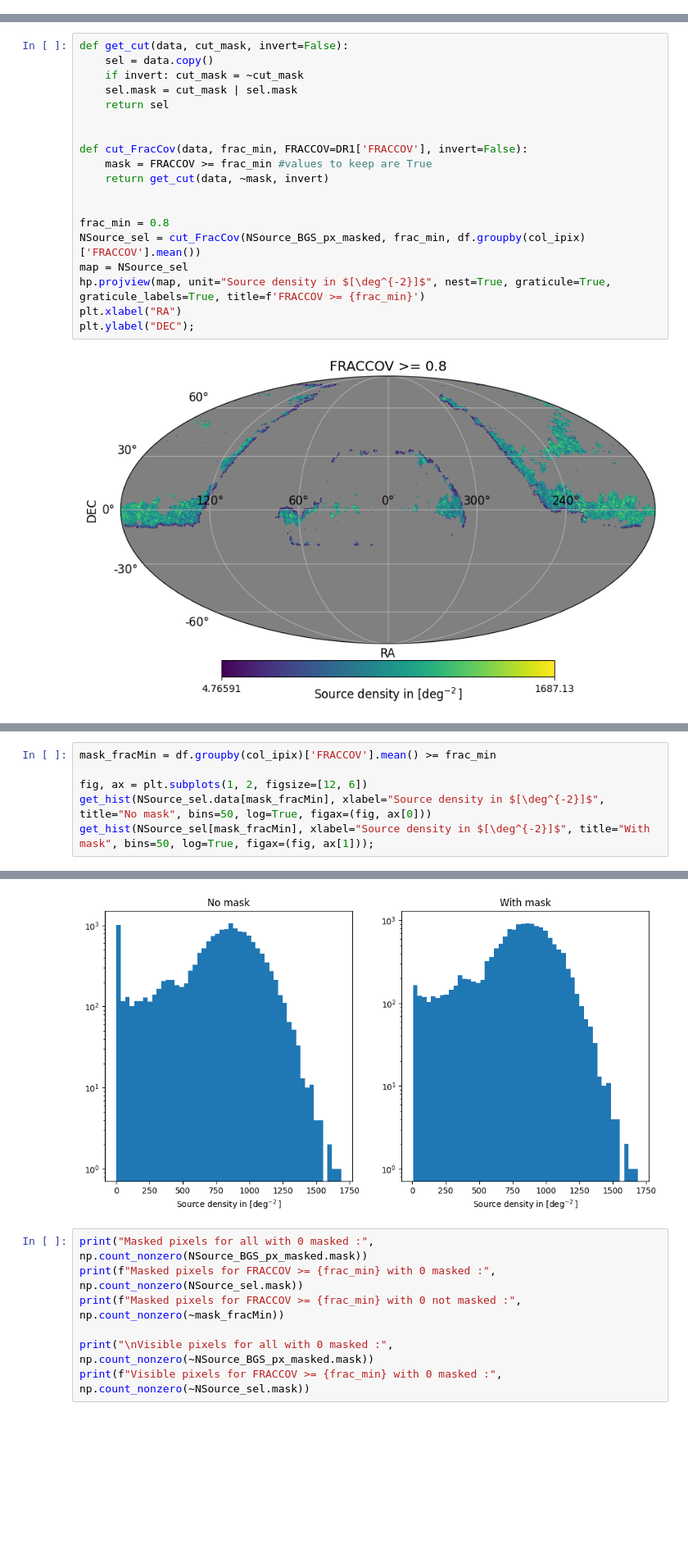
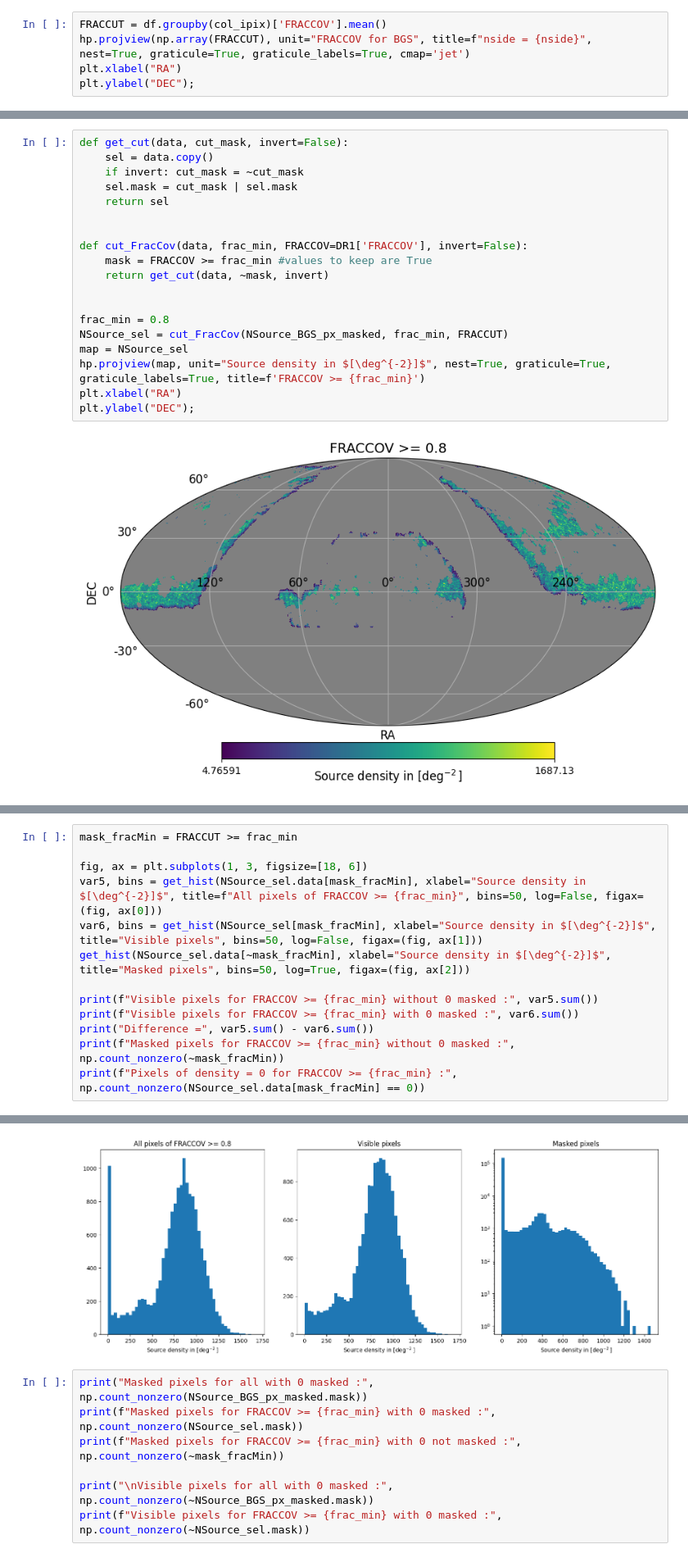
Before and after one commit to johannct/M2_Stage_Code, a Jupyter notebook: DESI BGS FRACCOV.ipynb, the cells around one changed output, grey strips where cells are left out. Shown at 82% size. Drawn from its saved outputs; the diff is of its cells as text; blank space fills up the shorter version.

```diff
--- a/DESI BGS FRACCOV.ipynb
+++ b/DESI BGS FRACCOV.ipynb
@@ -164,3 +158,8 @@ m
 [figure]
 # %% [markdown]
 ## FRACCOV cut
+# %%
+FRACCUT = df.groupby(col_ipix)['FRACCOV'].mean()
+hp.projview(np.array(FRACCUT), unit="FRACCOV for BGS", title=f"nside = {nside}", nest=True, graticule=True, graticule_labels=True, cmap='jet')
+plt.xlabel("RA")
+plt.ylabel("DEC");
@@ -178,7 +179,7 @@ def cut_FracCov(data, frac_min, FRACCOV=DR1['FRACCOV'], invert=False):
 
 
 frac_min = 0.8
-NSource_sel = cut_FracCov(NSource_BGS_px_masked, frac_min, df.groupby(col_ipix)['FRACCOV'].mean())
+NSource_sel = cut_FracCov(NSource_BGS_px_masked, frac_min, FRACCUT)
 map = NSource_sel
 hp.projview(map, unit="Source density in $[\deg^{-2}]$", nest=True, graticule=True, graticule_labels=True, title=f'FRACCOV >= {frac_min}')
 plt.xlabel("RA")
@@ -194,7 +288,14 @@ get_hist(NSource_sel, xlabel="Source density in $[\deg^{-2}]$", title="With mask
 # %%
-mask_fracMin = df.groupby(col_ipix)['FRACCOV'].mean() >= frac_min
+mask_fracMin = FRACCUT >= frac_min
 
-fig, ax = plt.subplots(1, 2, figsize=[12, 6])
-get_hist(NSource_sel.data[mask_fracMin], xlabel="Source density in $[\deg^{-2}]$", title="No mask", bins=50, log=True, figax=(fig, ax[0]))
-get_hist(NSource_sel[mask_fracMin], xlabel="Source density in $[\deg^{-2}]$", title="With mask", bins=50, log=True, figax=(fig, ax[1]));
+fig, ax = plt.subplots(1, 3, figsize=[18, 6])
+var5, bins = get_hist(NSource_sel.data[mask_fracMin], xlabel="Source density in $[\deg^{-2}]$", title=f"All pixels of FRACCOV >= {frac_min}", bins=50, log=False, figax=(fig, ax[0]))
+var6, bins = get_hist(NSource_sel[mask_fracMin], xlabel="Source density in $[\deg^{-2}]$", title="Visible pixels", bins=50, log=False, figax=(fig, ax[1]))
+get_hist(NSource_sel.data[~mask_fracMin], xlabel="Source density in $[\deg^{-2}]$", title="Masked pixels", bins=50, log=True, figax=(fig, ax[2]))
+
+print(f"Visible pixels for FRACCOV >= {frac_min} without 0 masked :", var5.sum())
+print(f"Visible pixels for FRACCOV >= {frac_min} with 0 masked :", var6.sum())
+print("Difference =", var5.sum() - var6.sum())
+print(f"Masked pixels for FRACCOV >= {frac_min} without 0 masked :", np.count_nonzero(~mask_fracMin))
+print(f"Pixels of density = 0 for FRACCOV >= {frac_min} :", np.count_nonzero(NSource_sel.data[mask_fracMin] == 0))
 # %% [output]
@@ -201,4 +307,4 @@ get_hist(NSource_sel[mask_fracMin], xlabel="Source density in $[\deg^{-2}]$", ti
-[figure, old version]
+[figure, new version]
 # %%
 print("Masked pixels for all with 0 masked :", np.count_nonzero(NSource_BGS_px_masked.mask))
 print(f"Masked pixels for FRACCOV >= {frac_min} with 0 masked :", np.count_nonzero(NSource_sel.mask))
```
Also changed, not shown: parts of 15 cells of this notebook.
